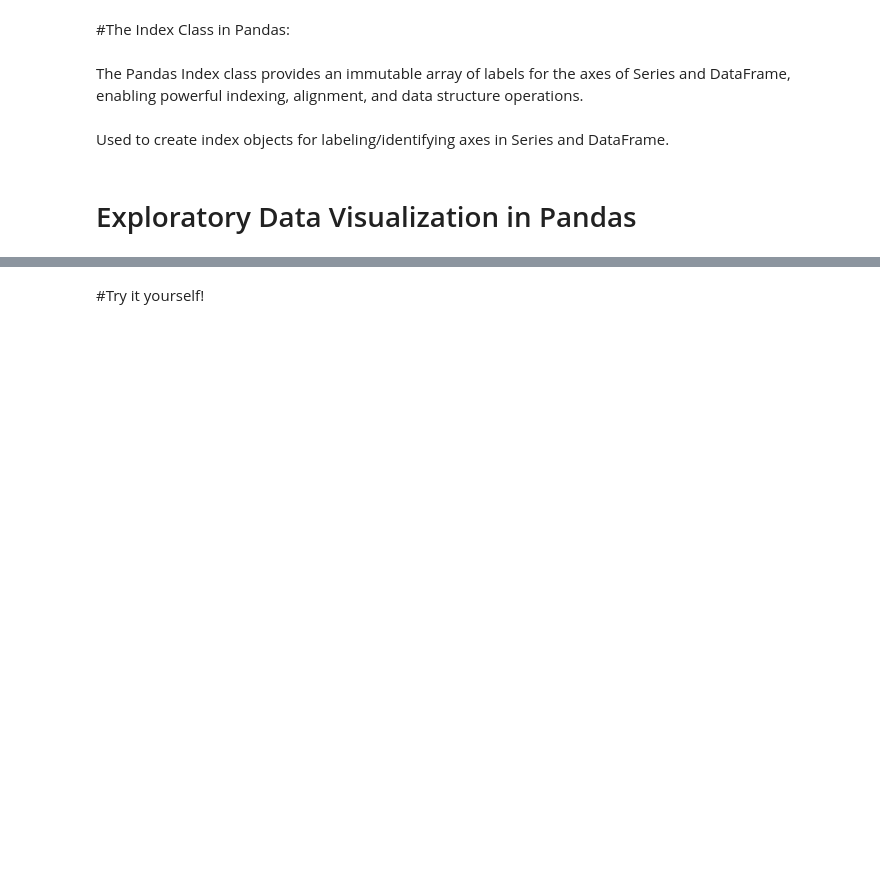
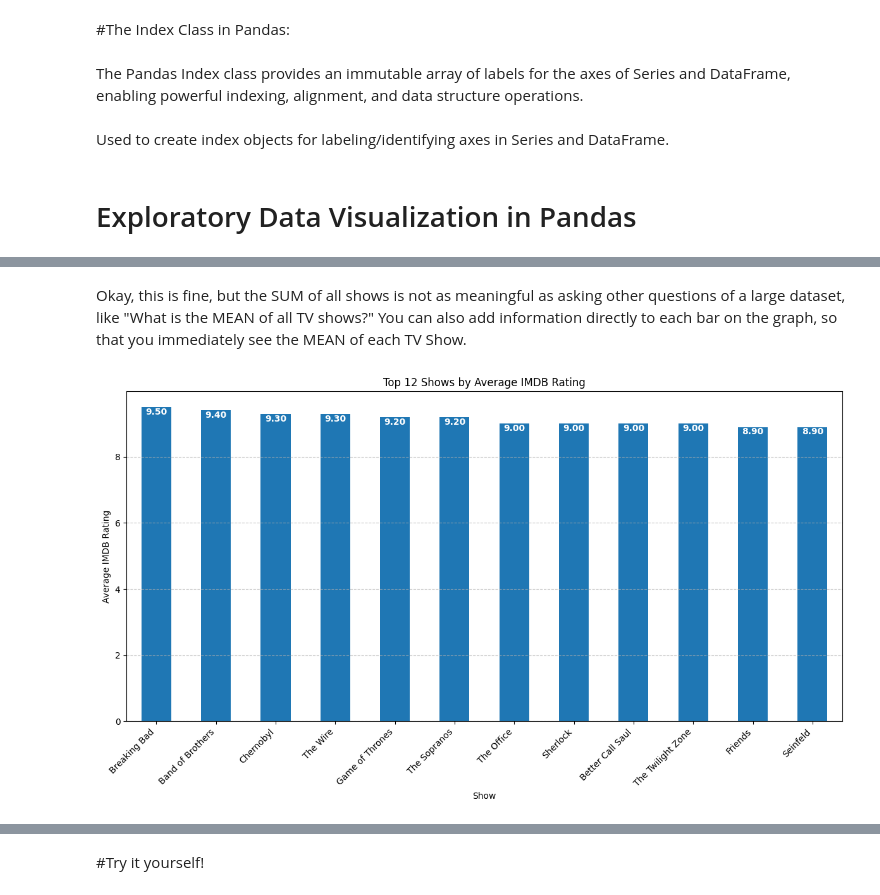
Before and after one commit to CDSUChicago/pandas-1, a Jupyter notebook: intro_pandas_1.ipynb, the cells around one changed output, grey strips where cells are left out. Saved outputs shown, nothing was run; the diff lists cells and outputs as text; code cells hidden in the pictures; blank space fills up the shorter version.

```diff
--- a/intro_pandas_1.ipynb
+++ b/intro_pandas_1.ipynb
@@ -304,0 +412,29 @@ plt.show()
+# %% [markdown]
+Okay, this is fine, but the SUM of all shows is not as meaningful as asking other questions of a large dataset, like "What is the MEAN of all TV shows?" You can also add information directly to each bar on the graph, so that you immediately see the MEAN of each TV Show.
+# %%
+import matplotlib.pyplot as plt
+import pandas as pd
+
+tv_shows['shows'] = tv_shows['shows'].astype(str).str.replace('"', '').str.strip()
+tv_shows['imdb_rating'] = pd.to_numeric(tv_shows['imdb_rating'], errors='coerce')
+
+shows_mean = tv_shows.groupby('shows')['imdb_rating'].mean().sort_values(ascending=False)
+shows_to_plot = shows_mean.head(12)  # Adjust for the number of shows you want to display
+
+plt.figure(figsize=(12,7))
+bars = shows_to_plot.plot(kind='bar', color='tab:blue')
+
+plt.xlabel('Show')
+plt.ylabel('Average IMDB Rating')
+plt.title('Top 12 Shows by Average IMDB Rating')
+plt.xticks(rotation=45, ha='right')
+plt.grid(axis='y', linestyle='--', alpha=0.7)
+plt.tight_layout()
+
+# Add the mean value as label inside each bar
+for idx, value in enumerate(shows_to_plot):
+    plt.text(idx, value - 0.15, f'{value:.2f}', ha='center', va='center', color='white', fontweight='bold', fontsize=10)
+
+plt.show()
+# %% [output]
+[figure, added]
```
Also changed, not shown: parts of 20 cells of this notebook.
